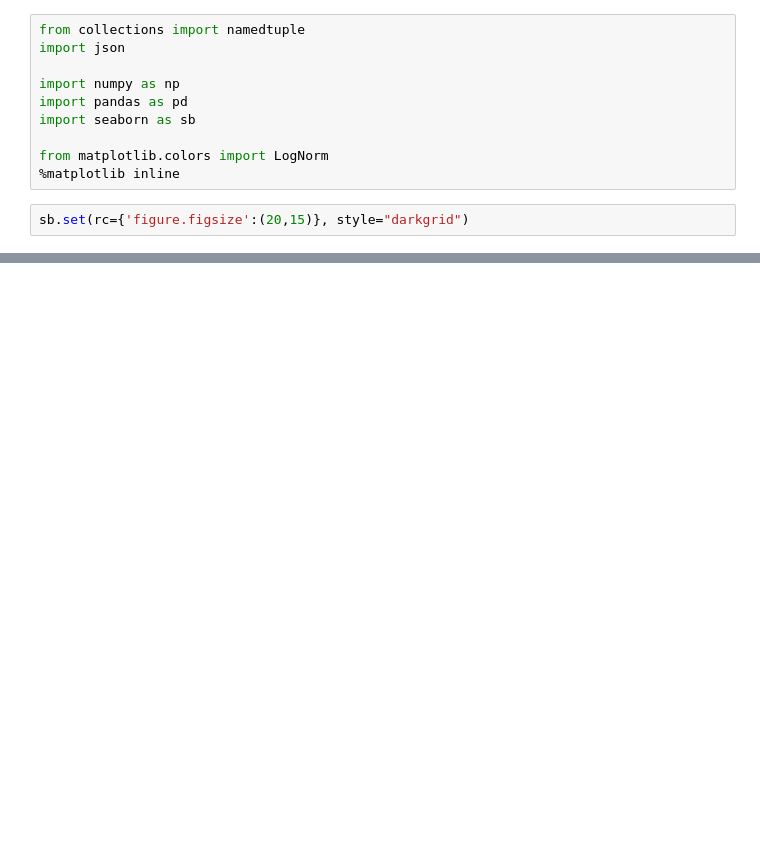
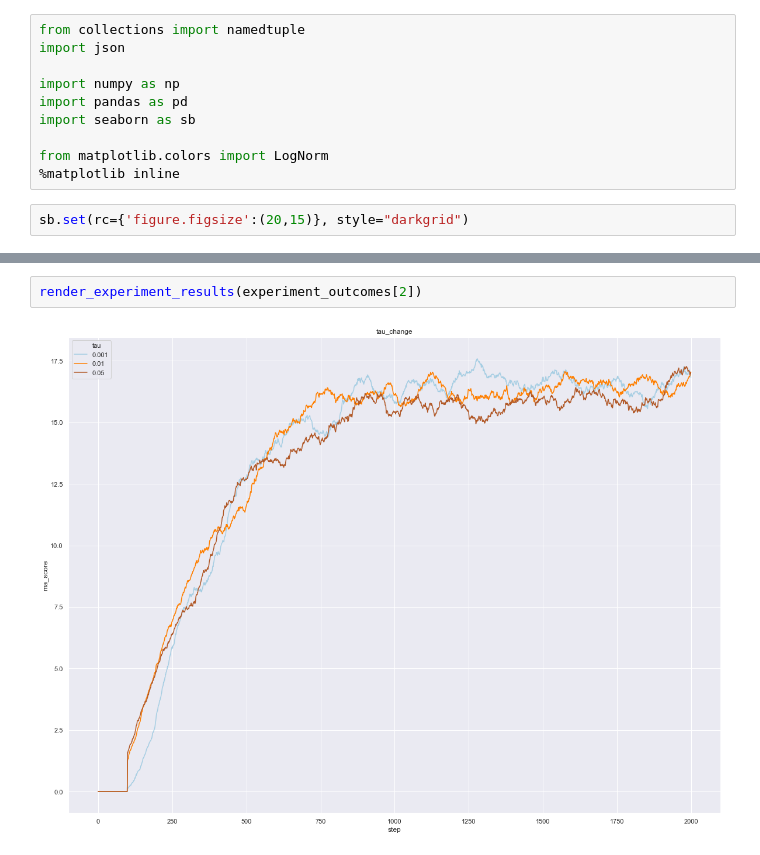
Before and after one commit to jezzarax/drlnd_p1_navigation, a Jupyter notebook: Training_hyperparameter_search_analysis.ipynb, the cells around one changed output, grey strips where cells are left out. Drawn from its saved outputs; the diff is of its cells as text; blank space fills up the shorter version.

```diff
--- a/Training_hyperparameter_search_analysis.ipynb
+++ b/Training_hyperparameter_search_analysis.ipynb
@@ -139,0 +84,4 @@ sb.lineplot(data = bs_experiment_df, x = 'step', y = 'ma_score', hue="batch_size
+# %%
+render_experiment_results(experiment_outcomes[2])
+# %% [output]
+[figure, added]
```
Also changed, not shown: parts of 16 cells of this notebook, 1 other file.
